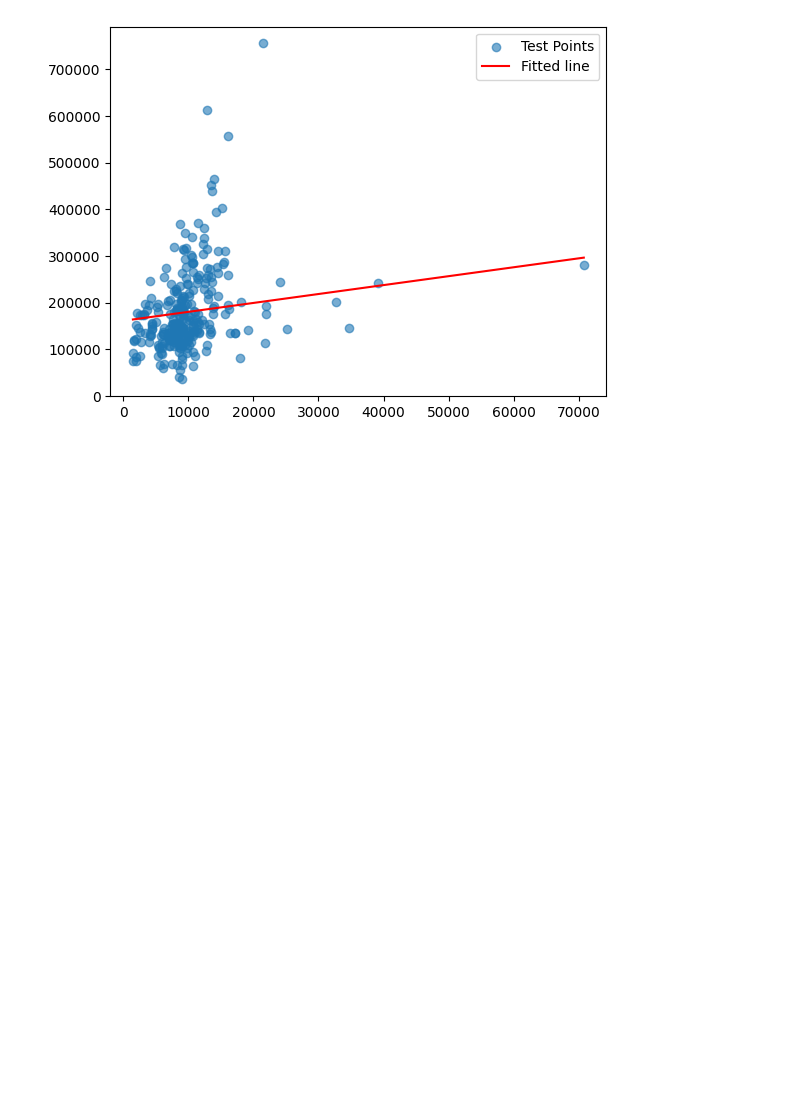
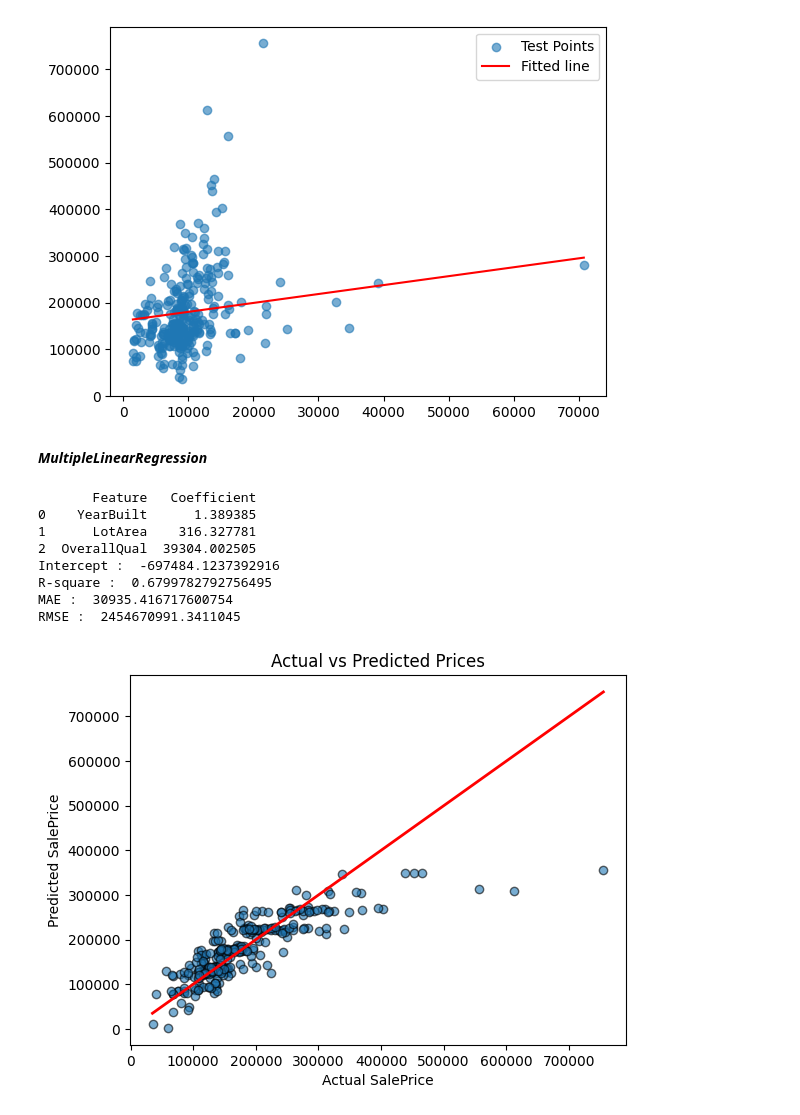
Before and after one commit to shashidhar078/MyPandas, a Jupyter notebook: pandasbasic.ipynb, the cells around one changed output. Drawn from its saved outputs; the diff is of its cells as text; code cells hidden in the pictures; blank space fills up the shorter version.

Commit message:
explored multilinear regression with house prediction dataset

```diff
--- a/pandasbasic.ipynb
+++ b/pandasbasic.ipynb
@@ -908,3 +911,51 @@ MAE :  59875.11532430813
 RMSE :  7189094014.825961
 <matplotlib.legend.Legend at 0x...>
 [figure]
+# %% [markdown]
+***MultipleLinearRegression***
+# %%
+# X = data[['YrSold']].
+from sklearn.model_selection import train_test_split
+from sklearn.linear_model import LinearRegression
+import pandas as pd
+import numpy as np
+import matplotlib.pyplot as plt # Changed import here
+from sklearn.metrics import mean_squared_error,mean_absolute_error,r2_score
+df = pd.read_csv('/content/house_price_train (2).csv')
+df.describe()
+df.head()
+data = df[['LotArea','YearBuilt','OverallQual','SalePrice']].dropna()
+data
+X = data[['LotArea','YearBuilt','OverallQual']].values
+y = data['SalePrice'].values
+
+X_train,X_test,y_train,y_test = train_test_split(X,y,test_size=0.2,random_state=42)
+
+lr = LinearRegression()
+lr.fit(X_train,y_train)
+
+y_pred=lr.predict(X_test)
+coef_df = pd.DataFrame({"Feature": ['YearBuilt', 'LotArea', 'OverallQual'], "Coefficient": lr.coef_})
+print(coef_df)
+print("Intercept : ",lr.intercept_)
+print("R-square : ",r2_score(y_test,y_pred))
+print("MAE : ",mean_absolute_error(y_test,y_pred))
+print("RMSE : ",mean_squared_error(y_test,y_pred))
+
+
+plt.scatter(y_test, y_pred, alpha=0.6, edgecolors='k')
+plt.xlabel("Actual SalePrice")
+plt.ylabel("Predicted SalePrice")
+plt.title("Actual vs Predicted Prices")
+plt.plot([y.min(), y.max()], [y.min(), y.max()], color="red", linewidth=2)
+plt.show() # Added this line
+# %% [output]
+       Feature   Coefficient
+0    YearBuilt      1.389385
+1      LotArea    316.327781
+2  OverallQual  39304.002505
+Intercept :  -697484.1237392916
+R-square :  0.6799782792756495
+MAE :  30935.416717600754
+RMSE :  2454670991.3411045
+[figure, added]
```
Also changed, not shown: parts of 1 cell of this notebook.
